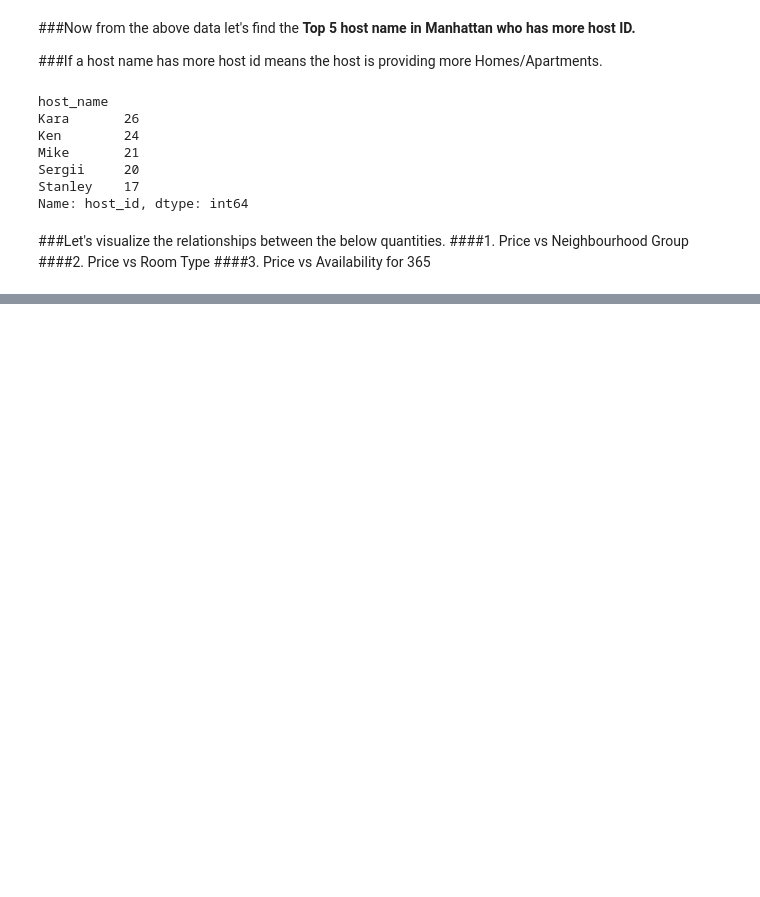
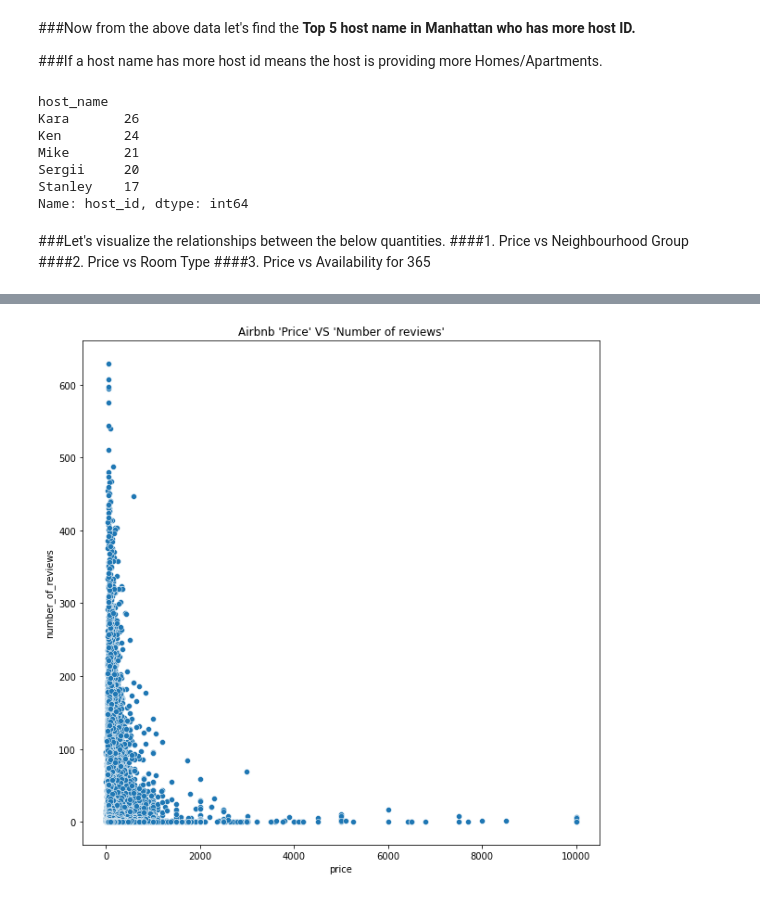
Before and after one commit to Mohamed-Harish-M-123/Capstone-Project-I, a Jupyter notebook: Airbnb_booking_analysis.ipynb, the cells around one changed output, grey strips where cells are left out. Saved outputs shown, nothing was run; the diff lists cells and outputs as text; code cells hidden in the pictures; blank space fills up the shorter version.

```diff
--- a/Airbnb_booking_analysis.ipynb
+++ b/Airbnb_booking_analysis.ipynb
@@ -365,0 +398,9 @@ Name: host_id, dtype: int64
+# %%
+#Price VS Number of reviews
+
+fig4 = plt.figure(figsize=(10,10))
+an = sns.scatterplot(x = airbnbCopy['price'], y = airbnbCopy['number_of_reviews'])
+plt.title("Airbnb 'Price' VS 'Number of reviews'")
+plt.show()
+# %% [output]
+[figure, added]
```
Also changed, not shown: parts of 3 cells of this notebook.
